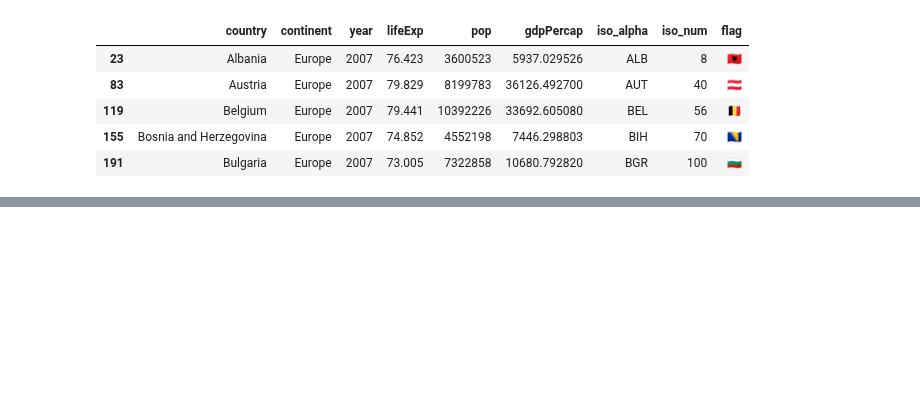
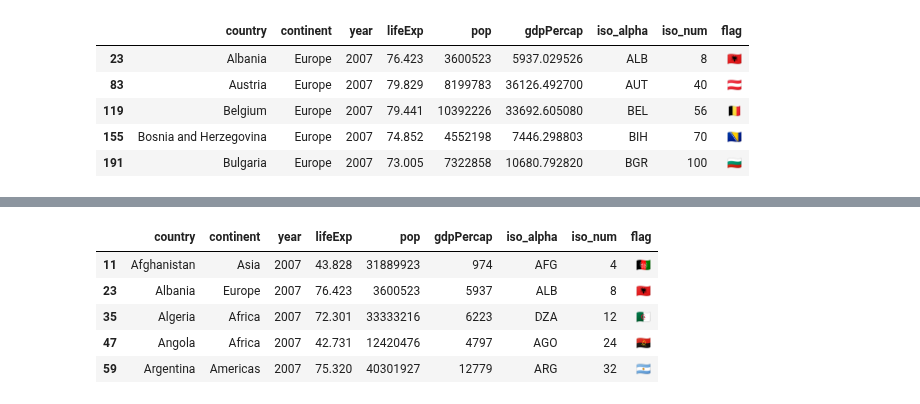
Before and after one commit to eliasdabbas/adviz, a Jupyter notebook: nbs/04_flag.ipynb, the cells around one changed output, grey strips where cells are left out. Cells and saved outputs as stored; diff of their text form; code cells hidden in the pictures; blank space fills up the shorter version.

Commit message:
Update the flag dictionary from wikipedia and add cartogram example

```diff
--- a/nbs/04_flag.ipynb
+++ b/nbs/04_flag.ipynb
@@ -785,17 +1038,30 @@ country_code_flag = {
 # %%
-#| export
+# | export
 def flag(cc):
-    """Get the flag emoji of a country using its 2 (or three)-letter code.
+    """Get the flag emoji of a country using various identifiers.
+
+    Identifiers are case-insensitive so you don't need to worry about whether it's in lower or upper case:
+
+    - Two-letter code: jp, mx, MX
+    - Three-letter code: jpn, MEX
+    - Country name: France, Jordan
+    - Official name: THE REPUBLIC OF ARMENIA, The Federal Democratic Republic of Ethiopia
+    - TLD (top-level domain): vn, br
 
     Parameters
     ----------
     cc : str
-      Country code, a string of two letters
+        Country code, name, top-level domain or official country name
 
     Returns
     -------
     flag : str
-      The Unicode emoji flag of the respective country
+        The Unicode emoji flag of the respective country
+
+    References
+    ----------
+    .. [1] Wikipedia, "List of ISO 3166 country codes",
+       https://en.wikipedia.org/wiki/List_of_ISO_3166_country_codes
     """
     return country_code_flag[cc.upper()]
 # %% [markdown]
@@ -922,0 +1208,13 @@ fig
+# %%
+# | echo: false
+gapminder2007 = px.data.gapminder().query("year == 2007")
+gapminder2007["flag"] = [flag(cc) for cc in gapminder2007["iso_alpha"]]
+gapminder2007["gdpPercap"] = gapminder2007["gdpPercap"].astype(int)
+gapminder2007.head()
+# %% [output]
+|  | country | continent | year | lifeExp | pop | gdpPercap | iso_alpha | iso_num | flag |
+| 11 | Afghanistan | Asia | 2007 | 43.828 | 31889923 | 974 | AFG | 4 | 🇦🇫 |
+| 23 | Albania | Europe | 2007 | 76.423 | 3600523 | 5937 | ALB | 8 | 🇦🇱 |
+| 35 | Algeria | Africa | 2007 | 72.301 | 33333216 | 6223 | DZA | 12 | 🇩🇿 |
+| 47 | Angola | Africa | 2007 | 42.731 | 12420476 | 4797 | AGO | 24 | 🇦🇴 |
+| 59 | Argentina | Americas | 2007 | 75.320 | 40301927 | 12779 | ARG | 32 | 🇦🇷 |
```
Also changed, not shown: parts of 18 cells of this notebook.
